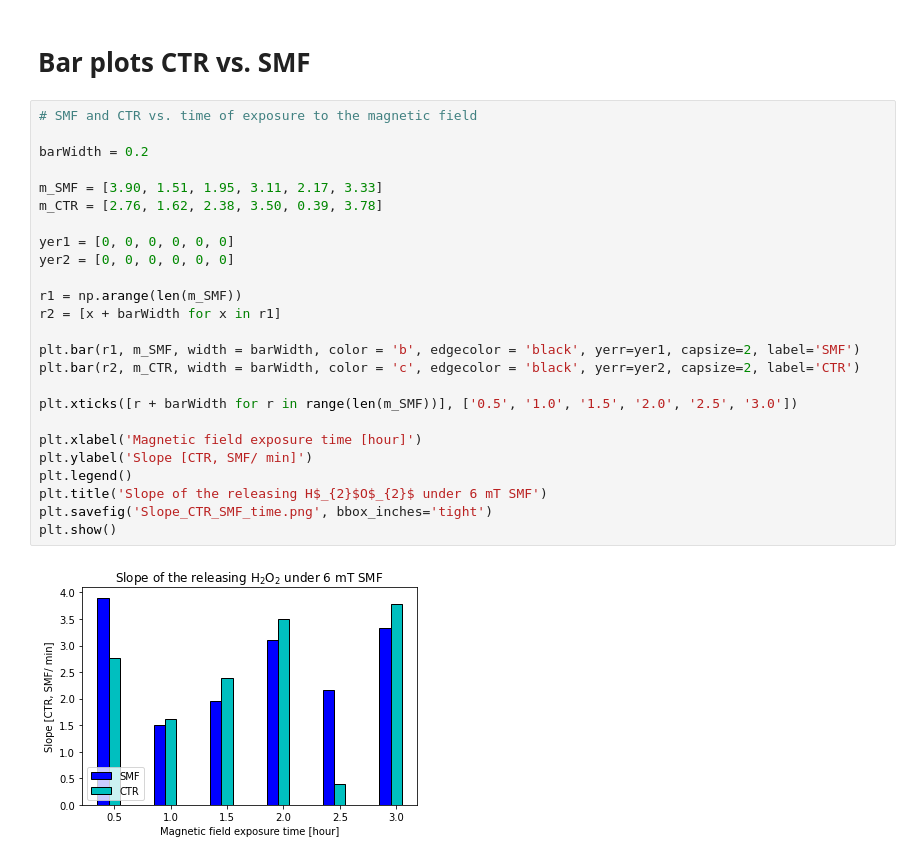
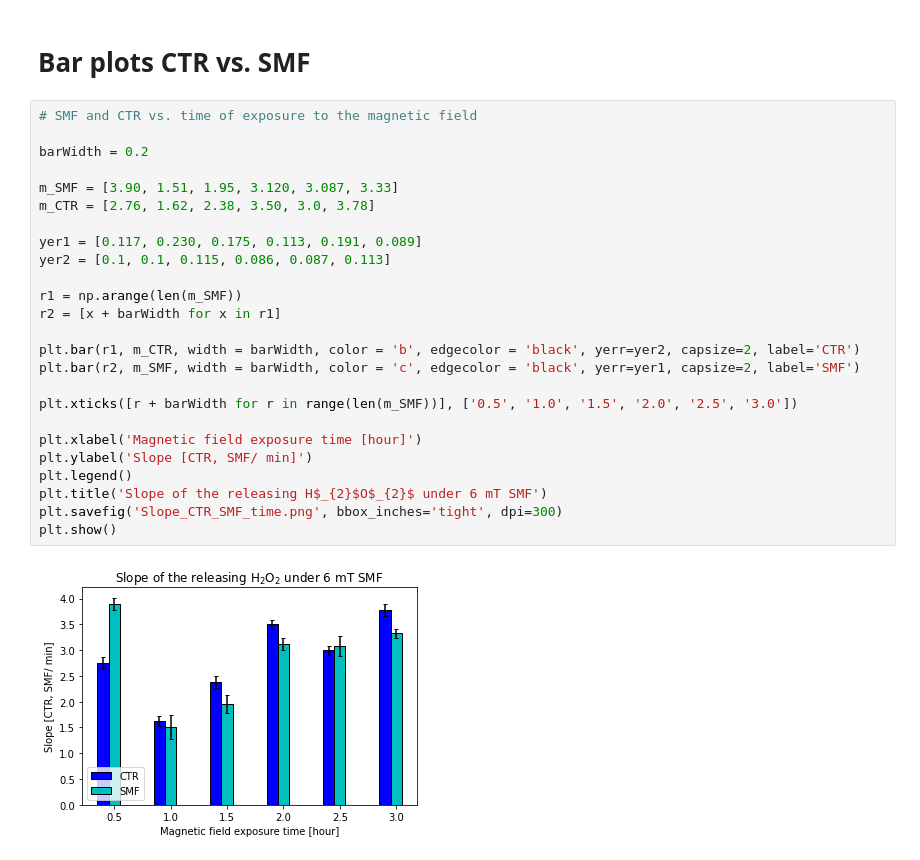
Before and after one commit to Abasaltgithub/MF_Cell_Analysis, a Jupyter notebook: H2O2_90_120_150_180min.ipynb, the cells around one changed output. Saved outputs shown, nothing was run; the diff lists cells and outputs as text.

```diff
--- a/H2O2_90_120_150_180min.ipynb
+++ b/H2O2_90_120_150_180min.ipynb
@@ -139,27 +203,27 @@ Slope of the linear fit =  0.9906471348196898
 # %%
 # SMF and CTR vs. time of exposure to the magnetic field
 
 barWidth = 0.2
 
-m_SMF = [3.90, 1.51, 1.95, 3.11, 2.17, 3.33]
-m_CTR = [2.76, 1.62, 2.38, 3.50, 0.39, 3.78]
+m_SMF = [3.90, 1.51, 1.95, 3.120, 3.087, 3.33]
+m_CTR = [2.76, 1.62, 2.38, 3.50, 3.0, 3.78]
 
-yer1 = [0, 0, 0, 0, 0, 0]
-yer2 = [0, 0, 0, 0, 0, 0]
+yer1 = [0.117, 0.230, 0.175, 0.113, 0.191, 0.089]
+yer2 = [0.1, 0.1, 0.115, 0.086, 0.087, 0.113]
 
 r1 = np.arange(len(m_SMF))
 r2 = [x + barWidth for x in r1]
 
-plt.bar(r1, m_SMF, width = barWidth, color = 'b', edgecolor = 'black', yerr=yer1, capsize=2, label='SMF')
-plt.bar(r2, m_CTR, width = barWidth, color = 'c', edgecolor = 'black', yerr=yer2, capsize=2, label='CTR')
+plt.bar(r1, m_CTR, width = barWidth, color = 'b', edgecolor = 'black', yerr=yer2, capsize=2, label='CTR')
+plt.bar(r2, m_SMF, width = barWidth, color = 'c', edgecolor = 'black', yerr=yer1, capsize=2, label='SMF')
 
 plt.xticks([r + barWidth for r in range(len(m_SMF))], ['0.5', '1.0', '1.5', '2.0', '2.5', '3.0'])
 
 plt.xlabel('Magnetic field exposure time [hour]')
 plt.ylabel('Slope [CTR, SMF/ min]')
 plt.legend()
 plt.title('Slope of the releasing H$_{2}$O$_{2}$ under 6 mT SMF')
-plt.savefig('Slope_CTR_SMF_time.png', bbox_inches='tight')
+plt.savefig('Slope_CTR_SMF_time.png', bbox_inches='tight', dpi=300)
 plt.show()
 # %% [output]
-[figure, old version]
+[figure, new version]
```
Also changed, not shown: parts of 6 cells of this notebook, 17 other files.
